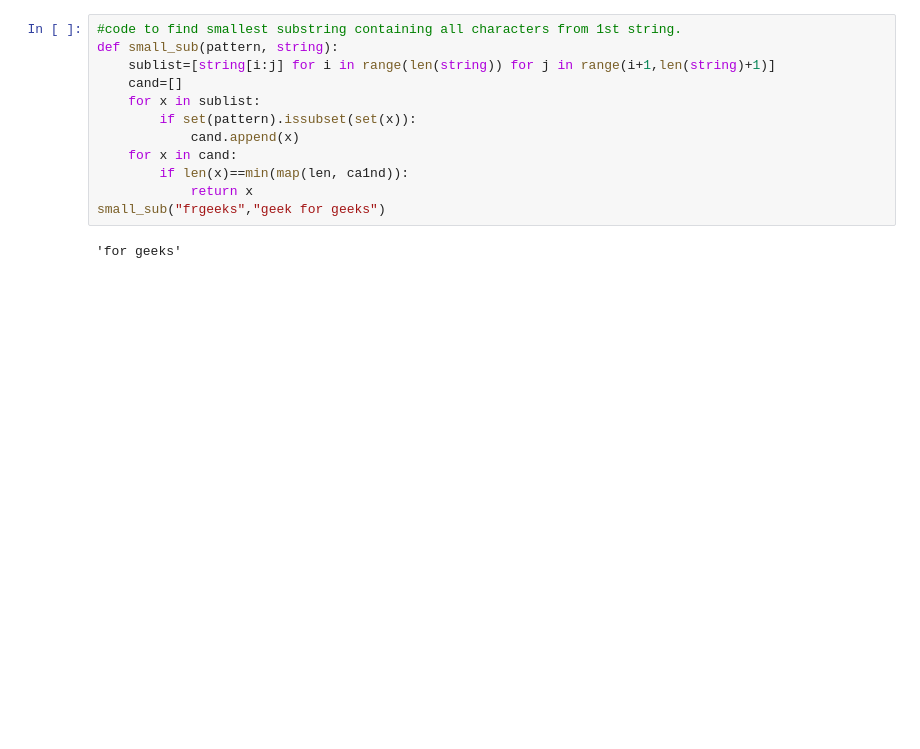
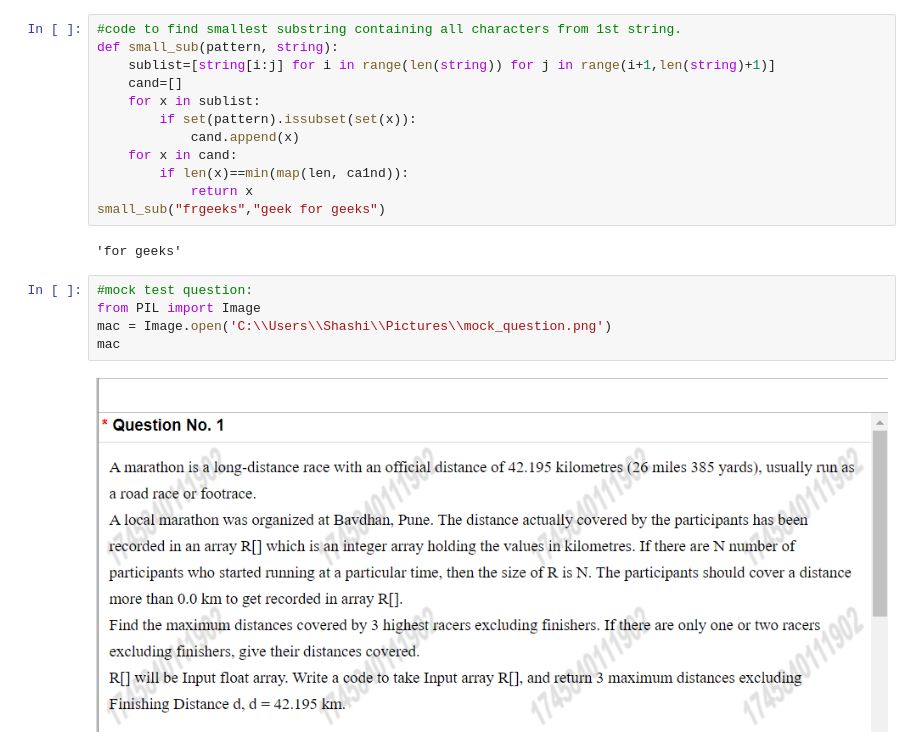
Before and after one commit to shashi1752/Github-example, a Jupyter notebook: Pyractice_code.ipynb, the cells around one changed output. Cells and saved outputs as stored; diff of their text form; blank space fills up the shorter version.

```diff
--- a/Pyractice_code.ipynb
+++ b/Pyractice_code.ipynb
@@ -264,3 +264,10 @@ def small_sub(pattern, string):
 small_sub("frgeeks","geek for geeks")
 # %% [output]
 'for geeks'
+# %%
+#mock test question:
+from PIL import Image
+mac = Image.open('C:\\Users\\Shashi\\Pictures\\mock_question.png')
+mac
+# %% [output]
+[figure, added]
```
Also changed, not shown: parts of 3 cells of this notebook.
